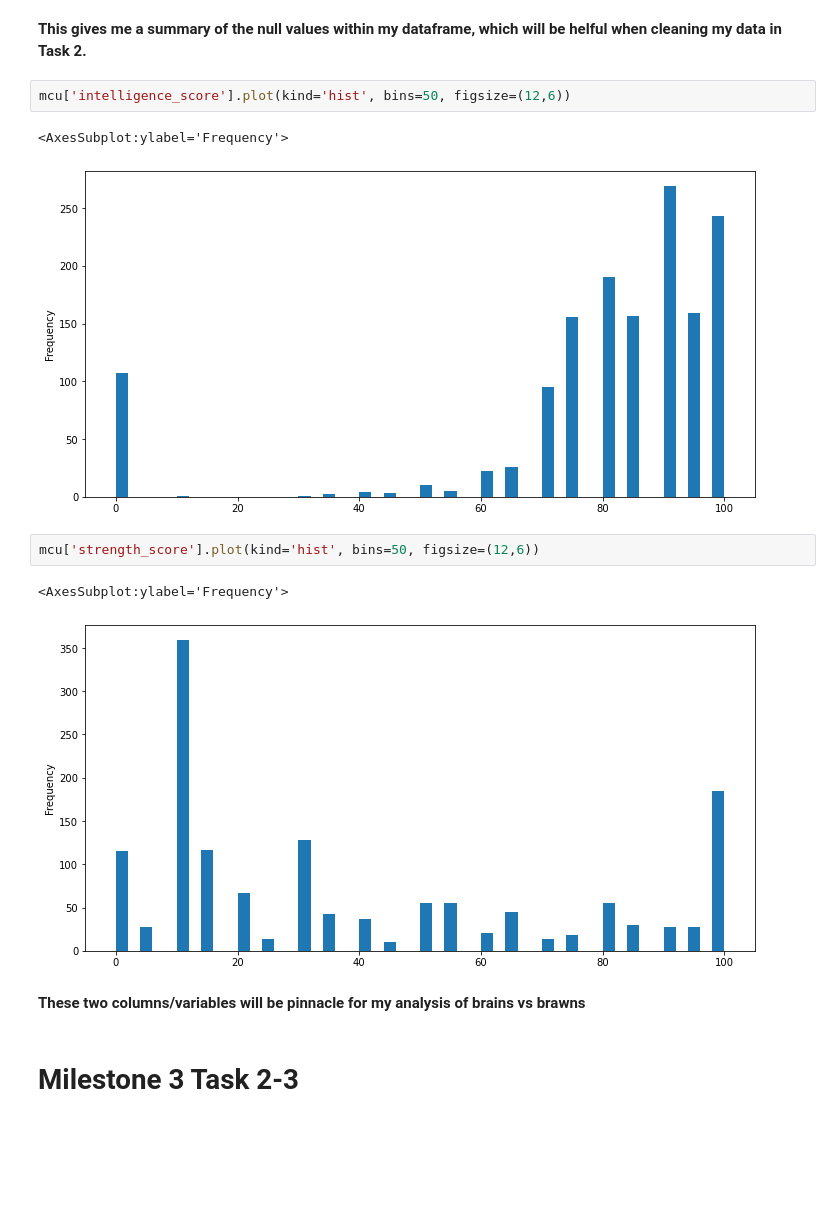
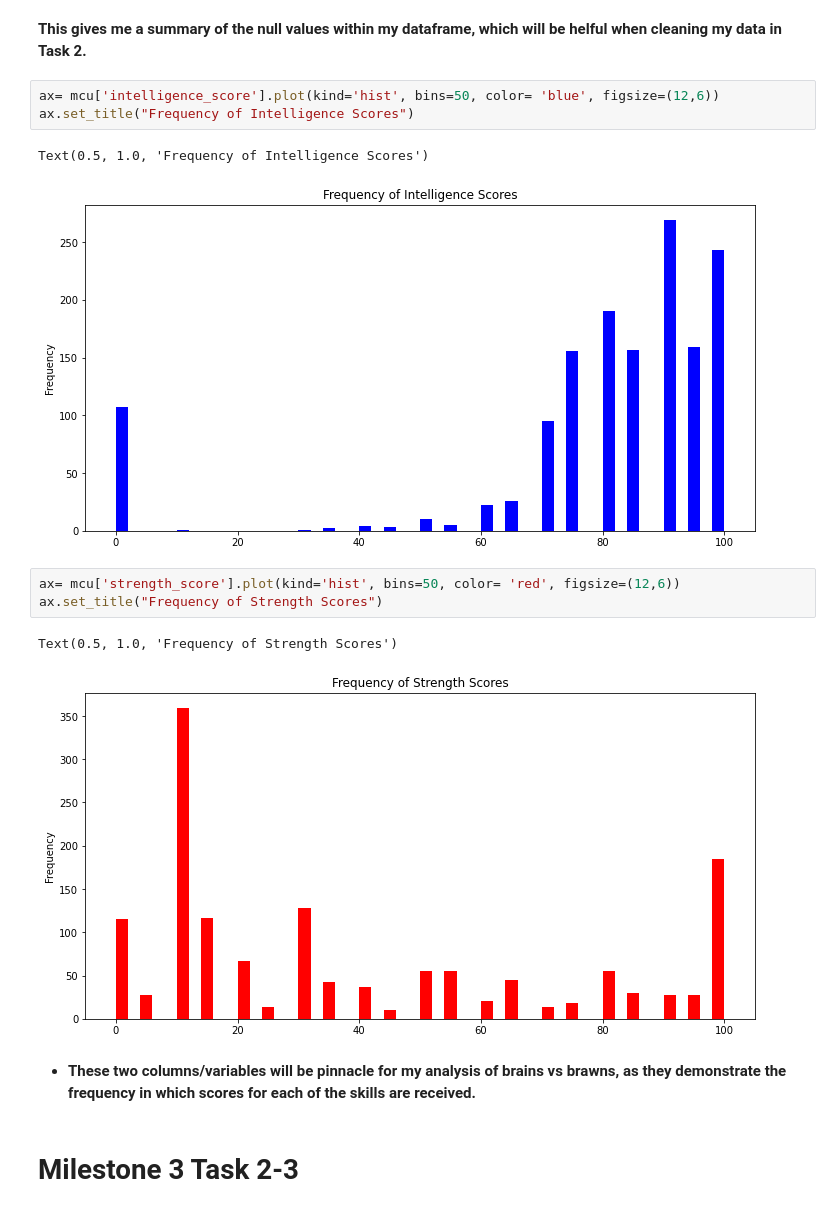
Before and after one commit to data301-2021-winter1/project-group04-project, a Jupyter notebook: notebooks/analysis1.ipynb, the cells around one changed output. Drawn from its saved outputs; the diff is of its cells as text; blank space fills up the shorter version.

Commit message:
Milestone 5 Feedback: visualizations all have titles and labeled axes -Halle

```diff
--- a/notebooks/analysis1.ipynb
+++ b/notebooks/analysis1.ipynb
@@ -157,17 +157,19 @@ Length: 81, dtype: int64
 # %% [markdown]
 **This gives me a summary of the null values within my dataframe, which will be helful when cleaning my data in Task 2.**
 # %%
-mcu['intelligence_score'].plot(kind='hist', bins=50, figsize=(12,6))
+ax= mcu['intelligence_score'].plot(kind='hist', bins=50, color= 'blue', figsize=(12,6))
+ax.set_title("Frequency of Intelligence Scores")
 # %% [output]
-<AxesSubplot:ylabel='Frequency'>
+Text(0.5, 1.0, 'Frequency of Intelligence Scores')
-[figure, old version]
+[figure, new version]
 # %%
-mcu['strength_score'].plot(kind='hist', bins=50, figsize=(12,6))
+ax= mcu['strength_score'].plot(kind='hist', bins=50, color= 'red', figsize=(12,6))
+ax.set_title("Frequency of Strength Scores")
 # %% [output]
-<AxesSubplot:ylabel='Frequency'>
+Text(0.5, 1.0, 'Frequency of Strength Scores')
-[figure, old version]
+[figure, new version]
 # %% [markdown]
-**These two columns/variables will be pinnacle for my analysis of brains vs brawns**
+- **These two columns/variables will be pinnacle for my analysis of brains vs brawns, as they demonstrate the frequency in which scores for each of the skills are received.**
 # %% [markdown]
 # Milestone 3 Task 2-3
 # %% [markdown]
```
Also changed, not shown: parts of 11 cells of this notebook.
